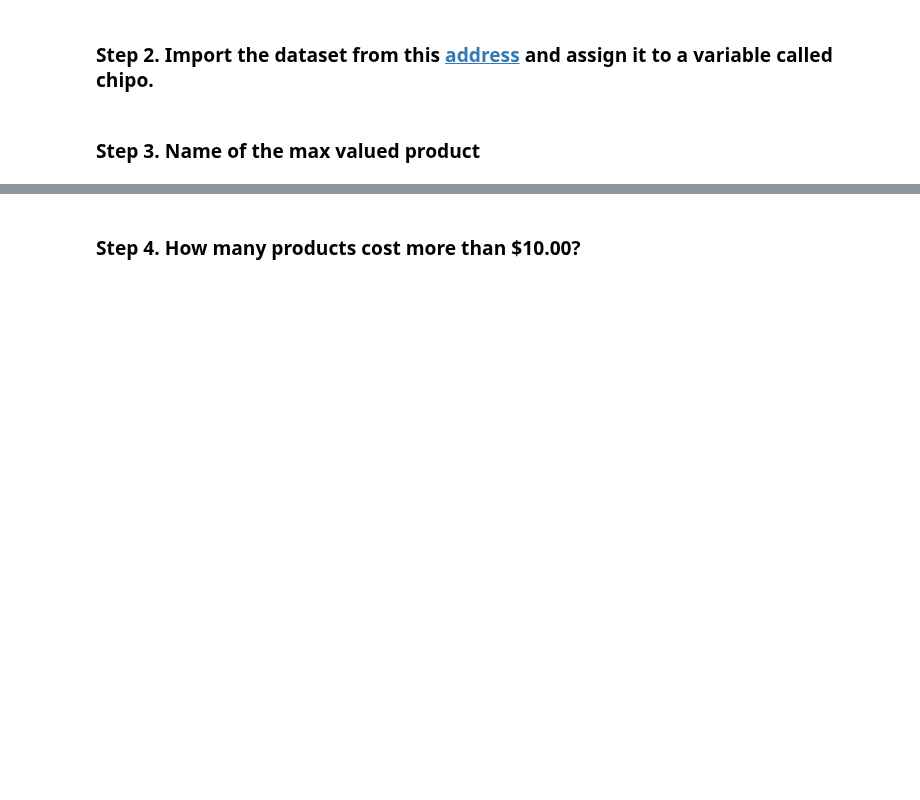
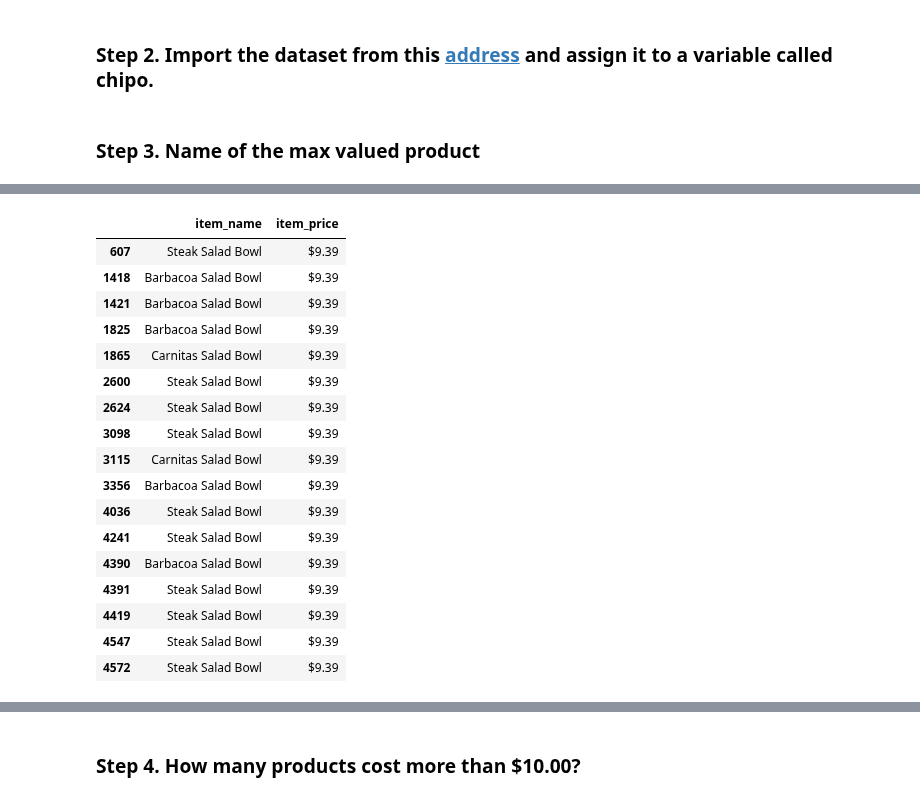
Before and after one commit to Mlcruz9/DS_TheBridgeBBK_SBIL2023, a Jupyter notebook: 2-Data_Analysis/2-Pandas/Práctica/3-Chipotle/Chipotle.ipynb, the cells around one changed output, grey strips where cells are left out. Drawn from its saved outputs; the diff is of its cells as text; code cells hidden in the pictures; blank space fills up the shorter version.

```diff
--- a/2-Data_Analysis/2-Pandas/Práctica/3-Chipotle/Chipotle.ipynb
+++ b/2-Data_Analysis/2-Pandas/Práctica/3-Chipotle/Chipotle.ipynb
@@ -15,0 +76,21 @@ chipo = pd.read_csv('https://raw.githubusercontent.com/justmarkham/DAT8/master/d
+# %%
+chipo[['item_name', 'item_price']][chipo['item_price'] == chipo['item_price'].max()]
+# %% [output]
+|  | item_name | item_price |
+| 607 | Steak Salad Bowl | $9.39 |
+| 1418 | Barbacoa Salad Bowl | $9.39 |
+| 1421 | Barbacoa Salad Bowl | $9.39 |
+| 1825 | Barbacoa Salad Bowl | $9.39 |
+| 1865 | Carnitas Salad Bowl | $9.39 |
+| 2600 | Steak Salad Bowl | $9.39 |
+| 2624 | Steak Salad Bowl | $9.39 |
+| 3098 | Steak Salad Bowl | $9.39 |
+| 3115 | Carnitas Salad Bowl | $9.39 |
+| 3356 | Barbacoa Salad Bowl | $9.39 |
+| 4036 | Steak Salad Bowl | $9.39 |
+| 4241 | Steak Salad Bowl | $9.39 |
+| 4390 | Barbacoa Salad Bowl | $9.39 |
+| 4391 | Steak Salad Bowl | $9.39 |
+| 4419 | Steak Salad Bowl | $9.39 |
+| 4547 | Steak Salad Bowl | $9.39 |
+| 4572 | Steak Salad Bowl | $9.39 |
```
Also changed, not shown: parts of 29 cells of this notebook, 1 other file.
